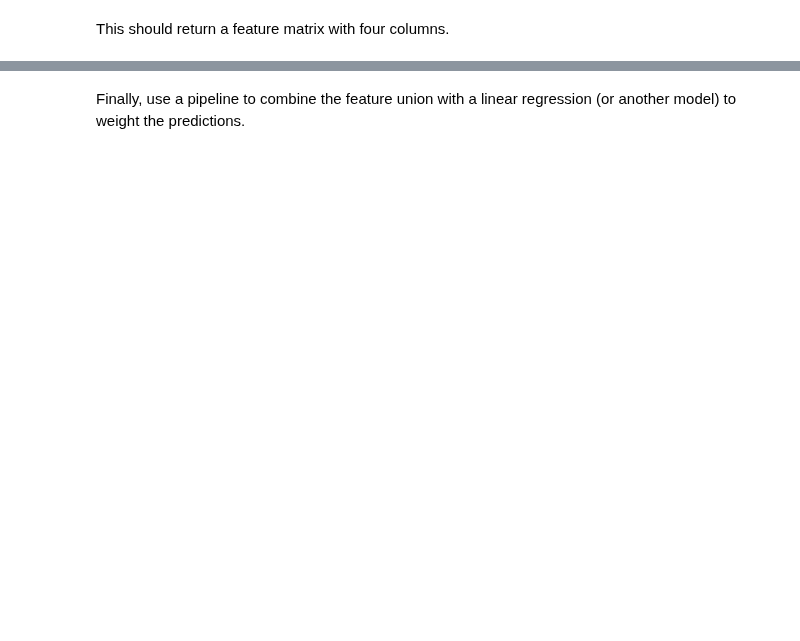
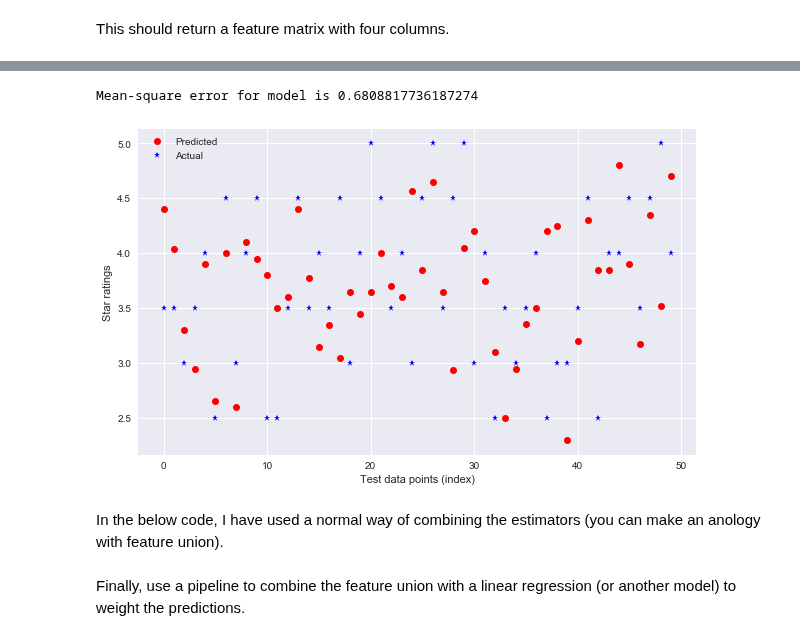
Before and after one commit to beegeesquare/Yelp-star-rating, a Jupyter notebook: Yelp basic ML models.ipynb, the cells around one changed output, grey strips where cells are left out. Drawn from its saved outputs; the diff is of its cells as text; code cells hidden in the pictures; blank space fills up the shorter version.

```diff
--- a/Yelp basic ML models.ipynb
+++ b/Yelp basic ML models.ipynb
@@ -521,3 +538,15 @@ AttributeError: 'list' object has no attribute 'shape'
+# %%
+# We use random forest model
+full_model_rfr = RandomForestRegressor()
+full_model_rfr.fit(data_train, stars_train)
+
+predictions_full_model_rfr = full_model_rfr.predict(data_test)
+plot_rating(predictions_full_model_rfr, stars_test)
+# %% [output]
+Mean-square error for model is 0.6808817736187274
+[figure, added]
+# %% [markdown]
+In the below code, I have used a normal way of combining the estimators (you can make an anology with feature union).
 # %%
 # Somehow feature union is not working :(
 import pandas as pd
```
Also changed, not shown: parts of 14 cells of this notebook.
